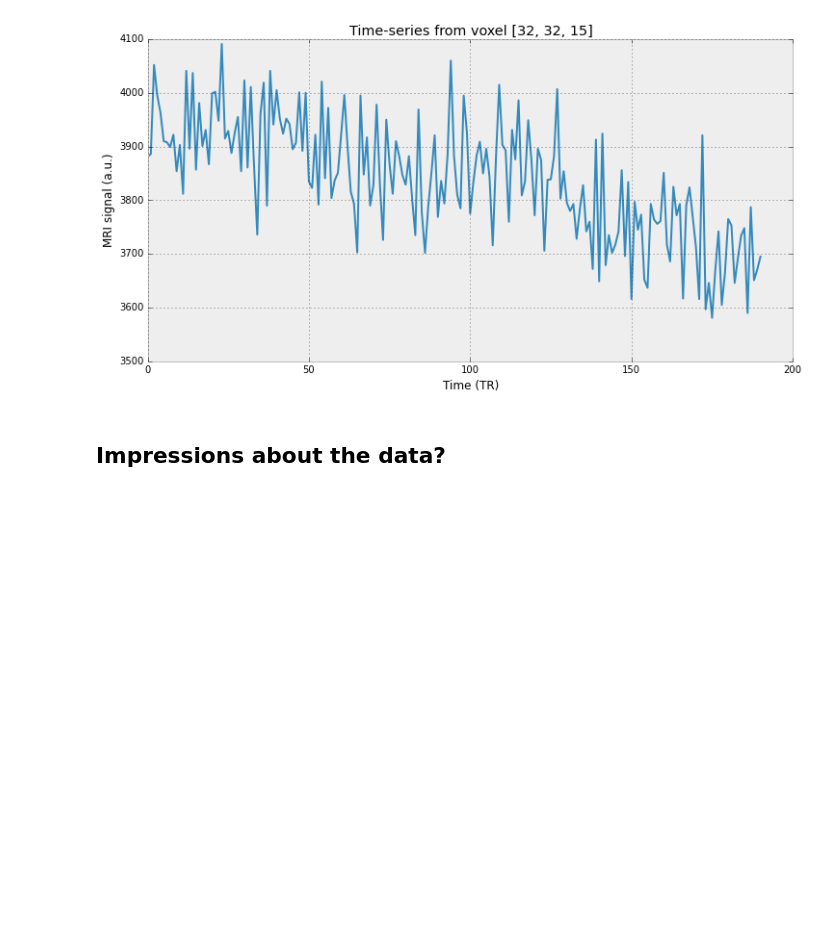
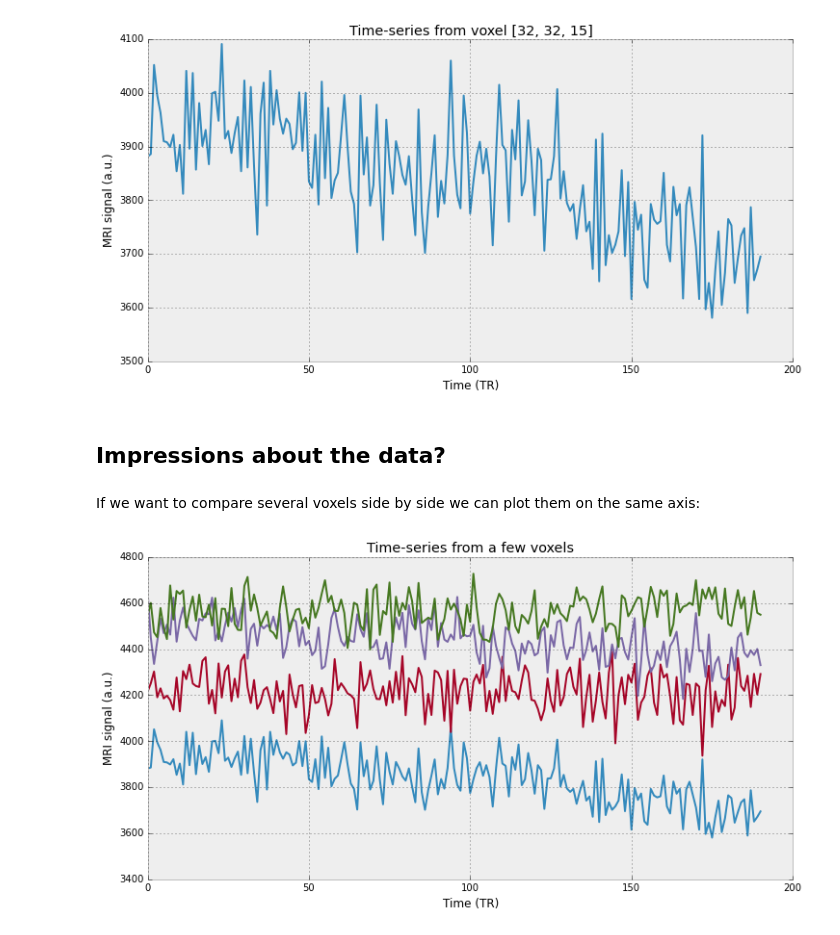
Before and after one commit to ohbm/brain-hacking-101, a Jupyter notebook: beginner-python/002-plots.ipynb, the cells around one changed output. Cells and saved outputs as stored; diff of their text form; code cells hidden in the pictures; blank space fills up the shorter version.

```diff
--- a/beginner-python/002-plots.ipynb
+++ b/beginner-python/002-plots.ipynb
@@ -42,3 +41,17 @@ fig.set_size_inches([12, 6])
 [figure]
 # %% [markdown]
 ## Impressions about the data?
+# %% [markdown]
+If we want to compare several voxels side by side we can plot them on the same axis:
+# %%
+fig, ax = plt.subplots(1)
+ax.plot(data[32, 32, 15, :])
+ax.plot(data[32, 32, 14, :])
+ax.plot(data[32, 32, 13, :])
+ax.plot(data[32, 32, 12, :])
+ax.set_xlabel('Time (TR)')
+ax.set_ylabel('MRI signal (a.u.)')
+ax.set_title('Time-series from a few voxels')
+fig.set_size_inches([12, 6])
+# %% [output]
+[figure, added]
```
Also changed, not shown: parts of 8 cells of this notebook, 1 other file.
